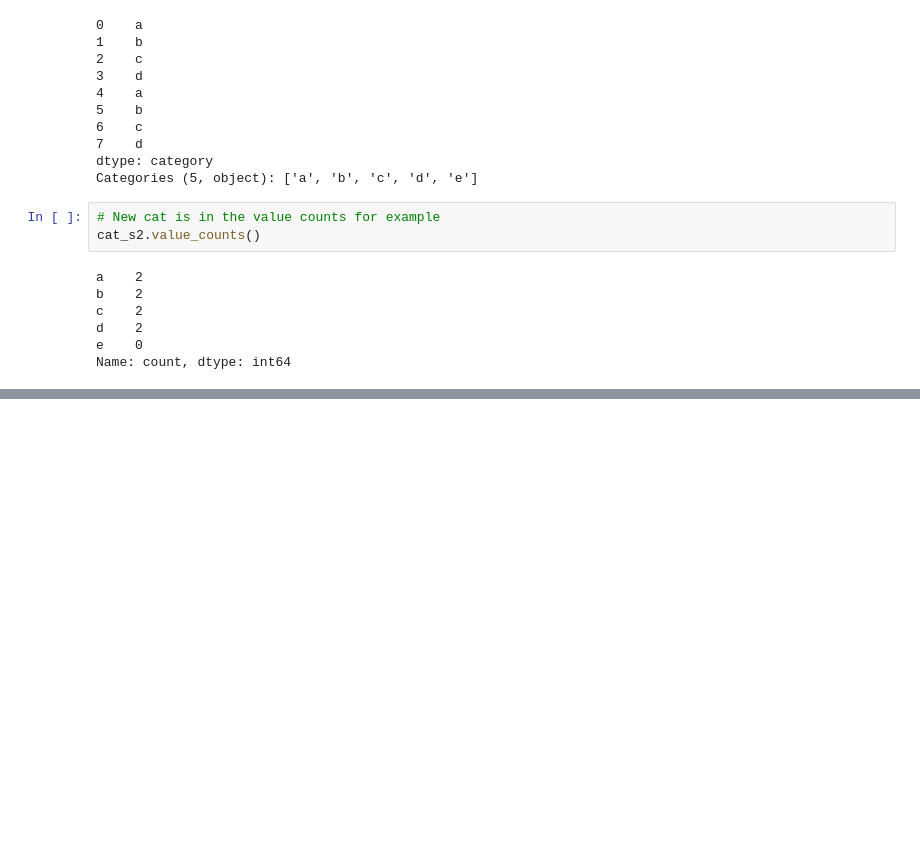
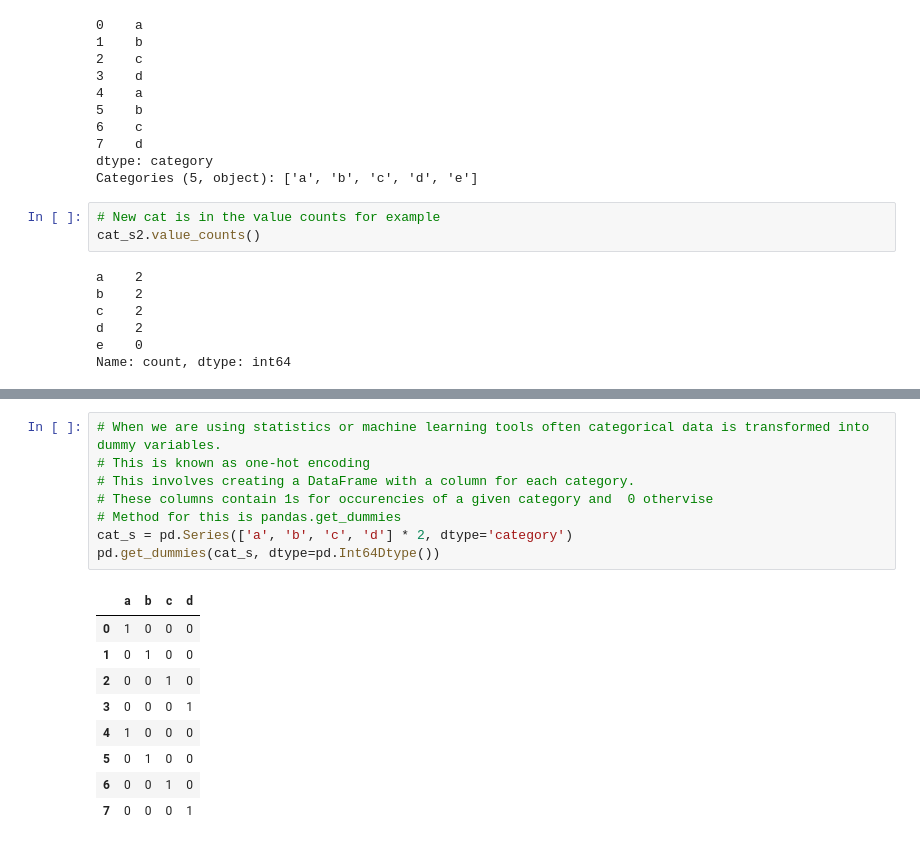
Before and after one commit to atozncoder/ai, a Jupyter notebook: PythonForDataAnalysisBook/7DataCleaning.ipynb, the cells around one changed output, grey strips where cells are left out. Drawn from its saved outputs; the diff is of its cells as text; blank space fills up the shorter version.

```diff
--- a/PythonForDataAnalysisBook/7DataCleaning.ipynb
+++ b/PythonForDataAnalysisBook/7DataCleaning.ipynb
@@ -1330,0 +1351,18 @@ Name: count, dtype: int64
+# %%
+# When we are using statistics or machine learning tools often categorical data is transformed into dummy variables.
+# This is known as one-hot encoding
+# This involves creating a DataFrame with a column for each category.
+# These columns contain 1s for occurencies of a given category and  0 othervise
+# Method for this is pandas.get_dummies
+cat_s = pd.Series(['a', 'b', 'c', 'd'] * 2, dtype='category')
+pd.get_dummies(cat_s, dtype=pd.Int64Dtype())
+# %% [output]
+|  | a | b | c | d |
+| 0 | 1 | 0 | 0 | 0 |
+| 1 | 0 | 1 | 0 | 0 |
+| 2 | 0 | 0 | 1 | 0 |
+| 3 | 0 | 0 | 0 | 1 |
+| 4 | 1 | 0 | 0 | 0 |
+| 5 | 0 | 1 | 0 | 0 |
+| 6 | 0 | 0 | 1 | 0 |
+| 7 | 0 | 0 | 0 | 1 |
```
Also changed, not shown: parts of 2 cells of this notebook.
